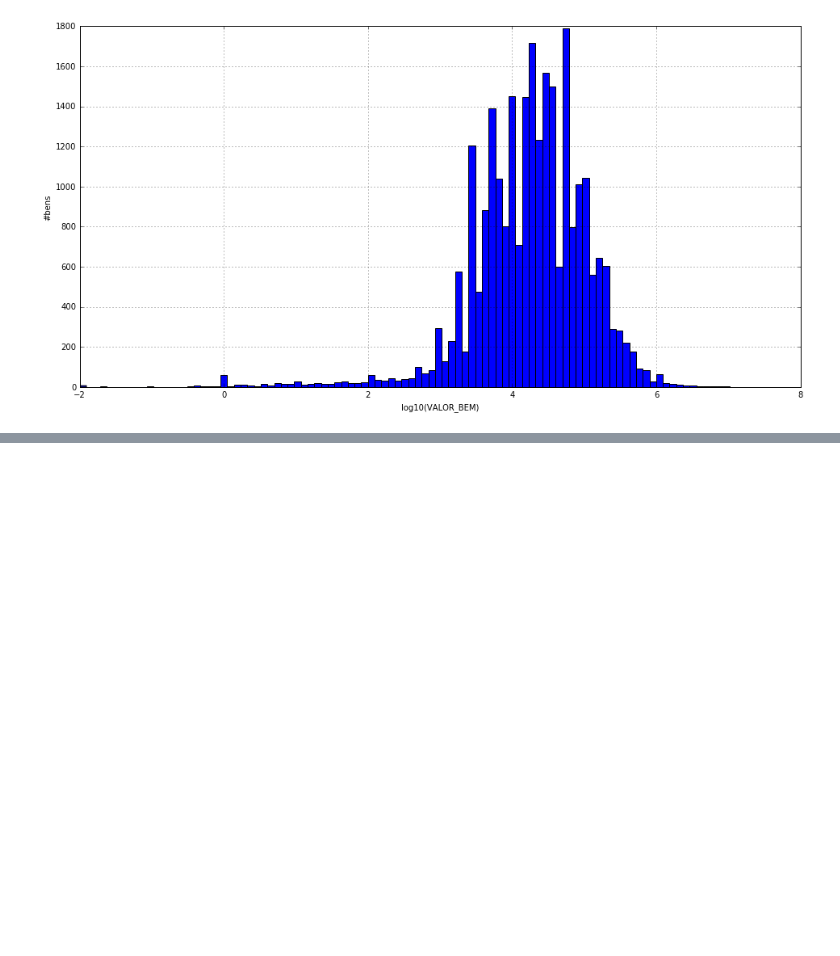
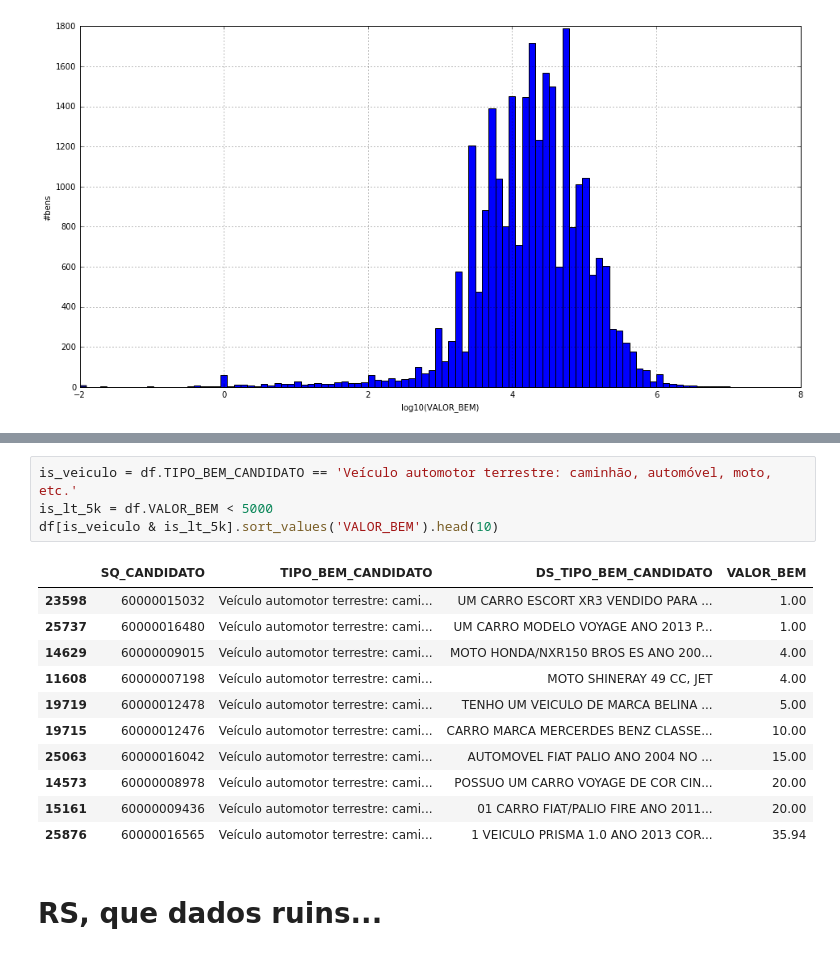
Before and after one commit to abevieiramota/analysis-candidatos-2016-CE, a Jupyter notebook: notebook/2 - Dados de bens.ipynb, the cells around one changed output, grey strips where cells are left out. Drawn from its saved outputs; the diff is of its cells as text; blank space fills up the shorter version.

Commit message:
análise inicial de bens - meu deus, que dados horríveis!

```diff
--- a/notebook/2 - Dados de bens.ipynb
+++ b/notebook/2 - Dados de bens.ipynb
@@ -69,0 +103,18 @@ df.groupby('TIPO_BEM_CANDIDATO').VALOR_BEM\
+# %%
+is_veiculo = df.TIPO_BEM_CANDIDATO == 'Veículo automotor terrestre: caminhão, automóvel, moto, etc.'
+is_lt_5k = df.VALOR_BEM < 5000
+df[is_veiculo & is_lt_5k].sort_values('VALOR_BEM').head(10)
+# %% [output]
+|  | SQ_CANDIDATO | TIPO_BEM_CANDIDATO | DS_TIPO_BEM_CANDIDATO | VALOR_BEM |
+| 23598 | 60000015032 | Veículo automotor terrestre: cami... | UM CARRO ESCORT XR3 VENDIDO PARA ... | 1.00 |
+| 25737 | 60000016480 | Veículo automotor terrestre: cami... | UM CARRO MODELO VOYAGE ANO 2013 P... | 1.00 |
+| 14629 | 60000009015 | Veículo automotor terrestre: cami... | MOTO HONDA/NXR150 BROS ES ANO 200... | 4.00 |
+| 11608 | 60000007198 | Veículo automotor terrestre: cami... | MOTO SHINERAY 49 CC, JET | 4.00 |
+| 19719 | 60000012478 | Veículo automotor terrestre: cami... | TENHO UM VEICULO DE MARCA BELINA ... | 5.00 |
+| 19715 | 60000012476 | Veículo automotor terrestre: cami... | CARRO MARCA MERCERDES BENZ CLASSE... | 10.00 |
+| 25063 | 60000016042 | Veículo automotor terrestre: cami... | AUTOMOVEL FIAT PALIO ANO 2004 NO ... | 15.00 |
+| 14573 | 60000008978 | Veículo automotor terrestre: cami... | POSSUO UM CARRO VOYAGE DE COR CIN... | 20.00 |
+| 15161 | 60000009436 | Veículo automotor terrestre: cami... | 01 CARRO FIAT/PALIO FIRE ANO 2011... | 20.00 |
+| 25876 | 60000016565 | Veículo automotor terrestre: cami... | 1 VEICULO PRISMA 1.0 ANO 2013 COR... | 35.94 |
+# %% [markdown]
+# RS, que dados ruins...
```
Also changed, not shown: parts of 10 cells of this notebook, 1 other file.
